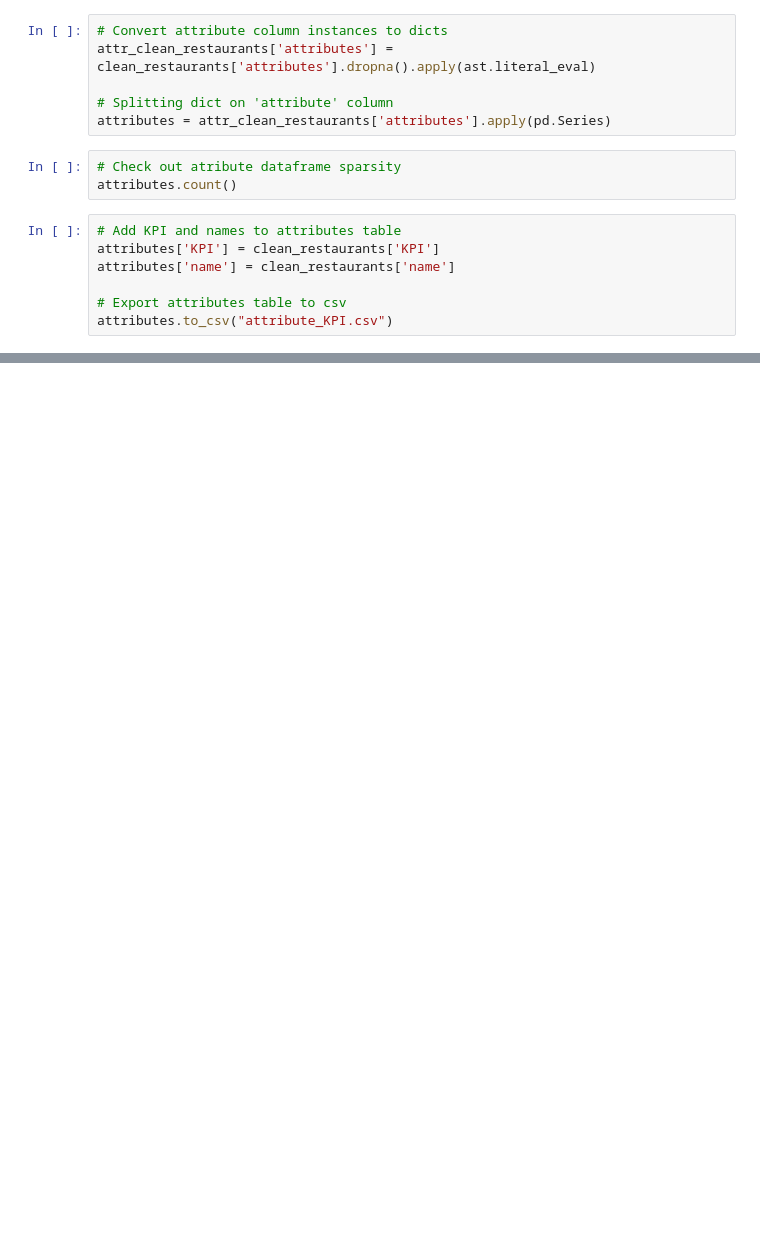
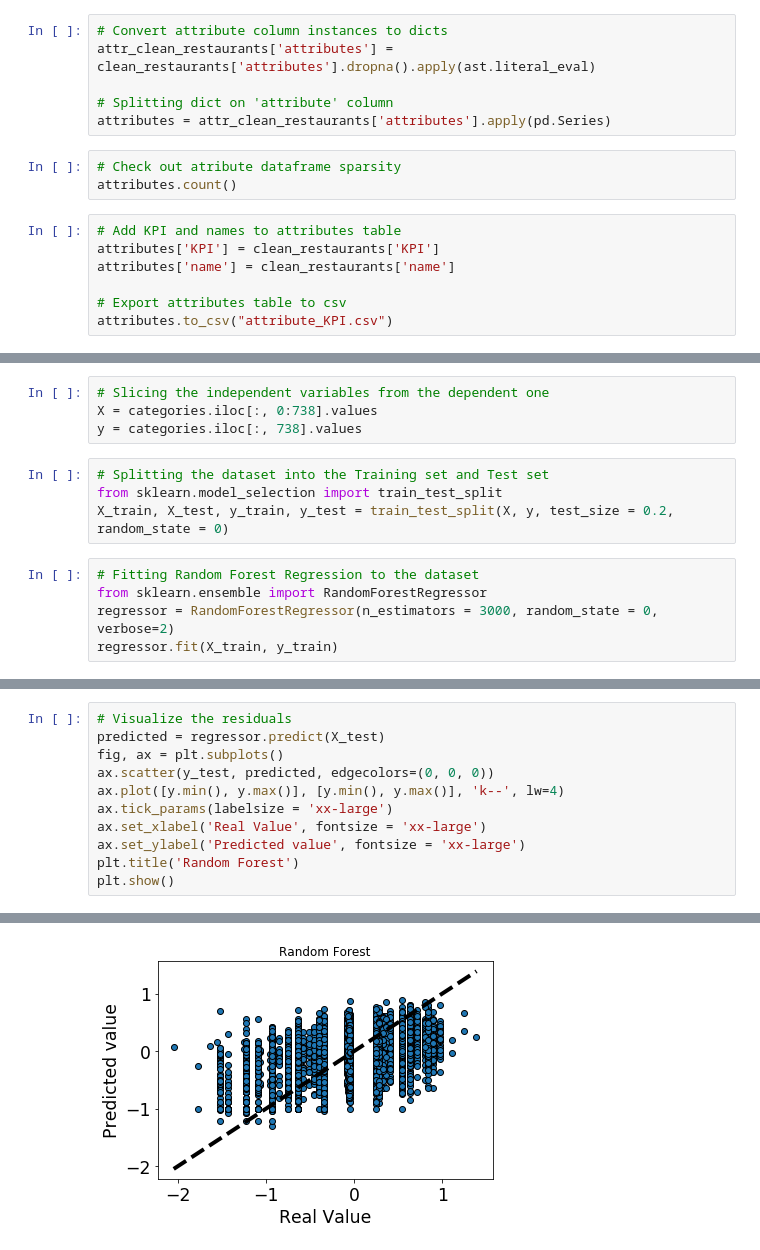
Before and after one commit to Joseamica/Project-1, a Jupyter notebook: Data/KPI_predictor.ipynb, the cells around one changed output, grey strips where cells are left out. Cells and saved outputs as stored; diff of their text form; blank space fills up the shorter version.

Commit message:
Added Closure predictor

```diff
--- a/Data/KPI_predictor.ipynb
+++ b/Data/KPI_predictor.ipynb
@@ -81,0 +83,13 @@ attributes.to_csv("attribute_KPI.csv")
+# %%
+# Slicing the independent variables from the dependent one
+X = categories.iloc[:, 0:738].values
+y = categories.iloc[:, 738].values
+# %%
+# Splitting the dataset into the Training set and Test set
+from sklearn.model_selection import train_test_split
+X_train, X_test, y_train, y_test = train_test_split(X, y, test_size = 0.2, random_state = 0)
+# %%
+# Fitting Random Forest Regression to the dataset
+from sklearn.ensemble import RandomForestRegressor
+regressor = RandomForestRegressor(n_estimators = 3000, random_state = 0, verbose=2)
+regressor.fit(X_train, y_train)
@@ -81,0 +118,12 @@ attributes.to_csv("attribute_KPI.csv")
+# %%
+# Visualize the residuals
+predicted = regressor.predict(X_test)
+fig, ax = plt.subplots()
+ax.scatter(y_test, predicted, edgecolors=(0, 0, 0))
+ax.plot([y.min(), y.max()], [y.min(), y.max()], 'k--', lw=4)
+ax.tick_params(labelsize = 'xx-large')
+ax.set_xlabel('Real Value', fontsize = 'xx-large')
+ax.set_ylabel('Predicted value', fontsize = 'xx-large')
+plt.title('Random Forest')
+plt.show()
+# %% [output]
@@ -81,0 +132 @@ attributes.to_csv("attribute_KPI.csv")
+[figure, added]
```
Also changed, not shown: parts of 10 cells of this notebook, 4 other files.
